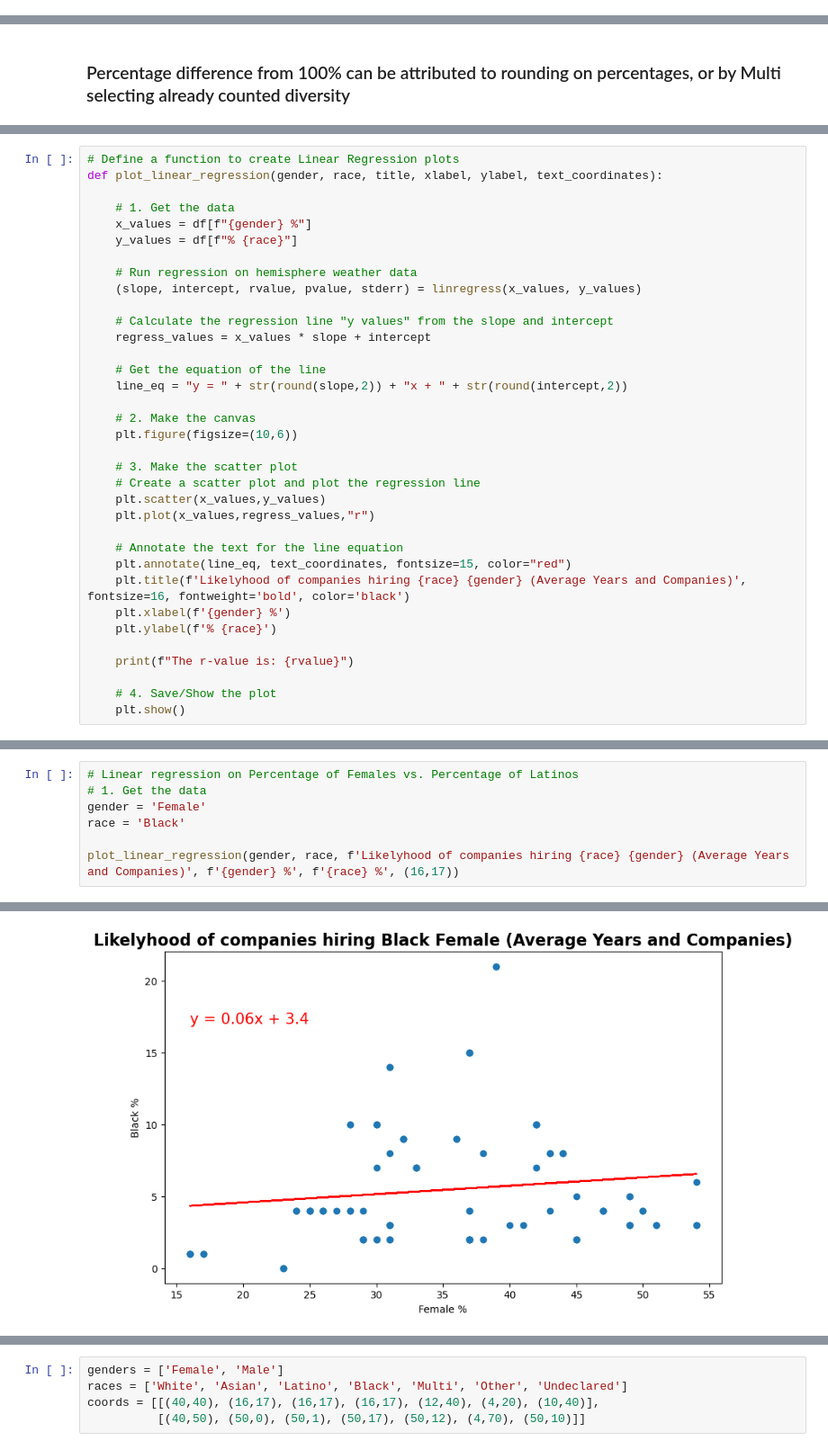
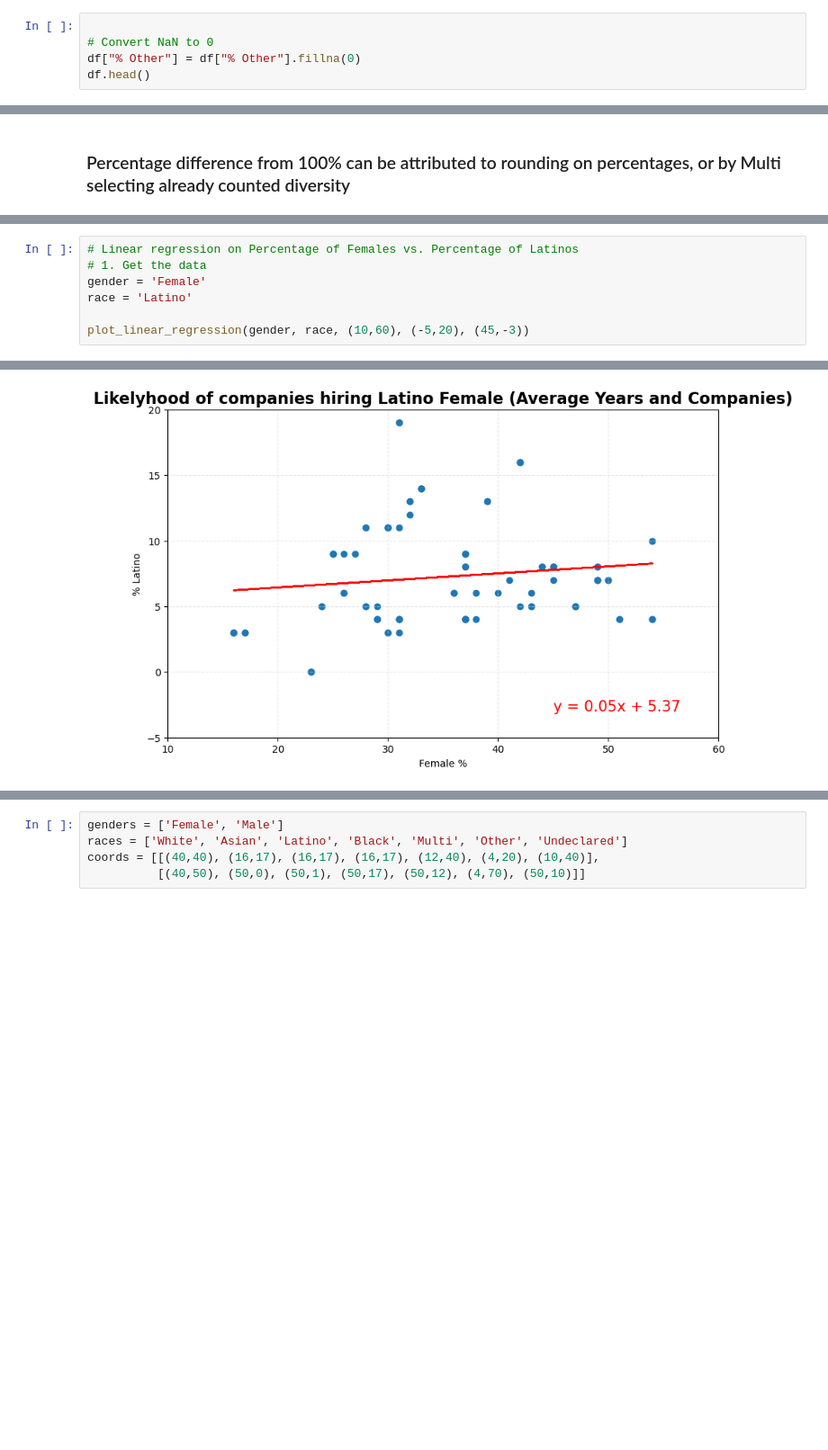
Before and after one commit to AIDecisions/project-1-group-15, a Jupyter notebook: carlos_example/data_cleaning_cr.ipynb, the cells around one changed output, grey strips where cells are left out. Shown: that part at 90% size. Cells and saved outputs as stored; diff of their text form; blank space fills up the shorter version.

```diff
--- a/carlos_example/data_cleaning_cr.ipynb
+++ b/carlos_example/data_cleaning_cr.ipynb
@@ -172,3 +166,8 @@ df.head()
 | 2 | 2018 | Apple | 32 | 68 | 54 | 21 | 13 | 9 | 3 | 1 | ... |
 | 3 | 2018 | Cisco | 24 | 76 | 53 | 37 | 5 | 4 | 1 | 0 | ... |
 | 4 | 2018 | eBay | 40 | 60 | 50 | 39 | 6 | 3 | 1 | 1 | ... |
+# %%
+
+# Convert NaN to 0
+df["% Other"] = df["% Other"].fillna(0)
+df.head()
@@ -308,35 +333,0 @@ The r-value is: 0.12619415936237163
-# %%
-# Define a function to create Linear Regression plots
-def plot_linear_regression(gender, race, title, xlabel, ylabel, text_coordinates):
-
-    # 1. Get the data
-    x_values = df[f"{gender} %"]
-    y_values = df[f"% {race}"]
-
-    # Run regression on hemisphere weather data
-    (slope, intercept, rvalue, pvalue, stderr) = linregress(x_values, y_values)
-
-    # Calculate the regression line "y values" from the slope and intercept
-    regress_values = x_values * slope + intercept
-
-    # Get the equation of the line
-    line_eq = "y = " + str(round(slope,2)) + "x + " + str(round(intercept,2))
-
-    # 2. Make the canvas
-    plt.figure(figsize=(10,6))
-
-    # 3. Make the scatter plot
-    # Create a scatter plot and plot the regression line
-    plt.scatter(x_values,y_values)
-    plt.plot(x_values,regress_values,"r")
-
-    # Annotate the text for the line equation
-    plt.annotate(line_eq, text_coordinates, fontsize=15, color="red")
-    plt.title(f'Likelyhood of companies hiring {race} {gender} (Average Years and Companies)', fontsize=16, fontweight='bold', color='black')
-    plt.xlabel(f'{gender} %')
-    plt.ylabel(f'% {race}')
-
-    print(f"The r-value is: {rvalue}")
-
-    # 4. Save/Show the plot
-    plt.show()
@@ -371,7 +355,7 @@ The r-value is: nan
 # Linear regression on Percentage of Females vs. Percentage of Latinos
 # 1. Get the data
 gender = 'Female'
-race = 'Black'
+race = 'Latino'
 
-plot_linear_regression(gender, race, f'Likelyhood of companies hiring {race} {gender} (Average Years and Companies)', f'{gender} %', f'{race} %', (16,17))
+plot_linear_regression(gender, race, (10,60), (-5,20), (45,-3))
 # %% [output]
@@ -379 +363 @@ The r-value is: 0.129054411090084
-[figure, old version]
+[figure, new version]
```
Also changed, not shown: parts of 31 cells of this notebook, 2 other files.
